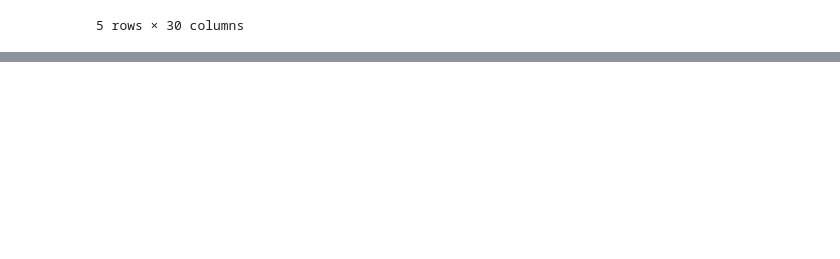
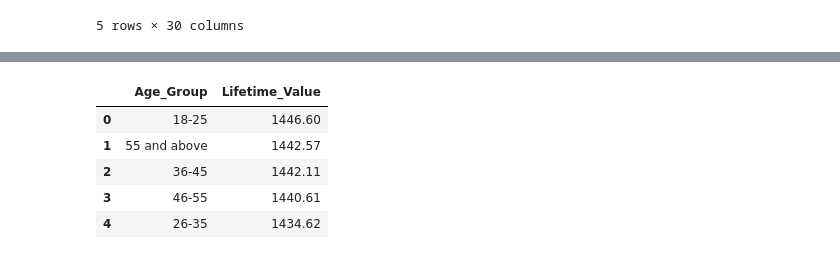
Before and after one commit to pawanshukla9/E-Commerce_Churn_Analysis, a Jupyter notebook: E-Commerce_Analysis_G5.ipynb, the cells around one changed output, grey strips where cells are left out. Drawn from its saved outputs; the diff is of its cells as text; code cells hidden in the pictures; blank space fills up the shorter version.

```diff
--- a/E-Commerce_Analysis_G5.ipynb
+++ b/E-Commerce_Analysis_G5.ipynb
@@ -294,0 +371,9 @@ df.head()
+# %%
+df.groupby('Age_Group')['Lifetime_Value'].mean().sort_values(ascending=False).reset_index().round(2)
+# %% [output]
+|  | Age_Group | Lifetime_Value |
+| 0 | 18-25 | 1446.60 |
+| 1 | 55 and above | 1442.57 |
+| 2 | 36-45 | 1442.11 |
+| 3 | 46-55 | 1440.61 |
+| 4 | 26-35 | 1434.62 |
```
Also changed, not shown: parts of 24 cells of this notebook.
